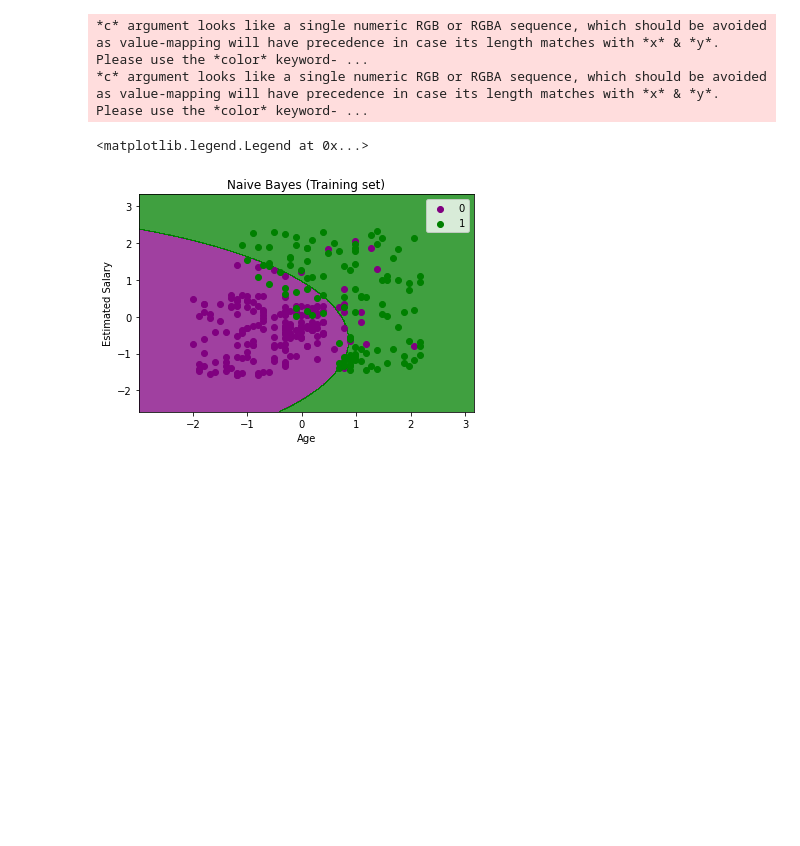
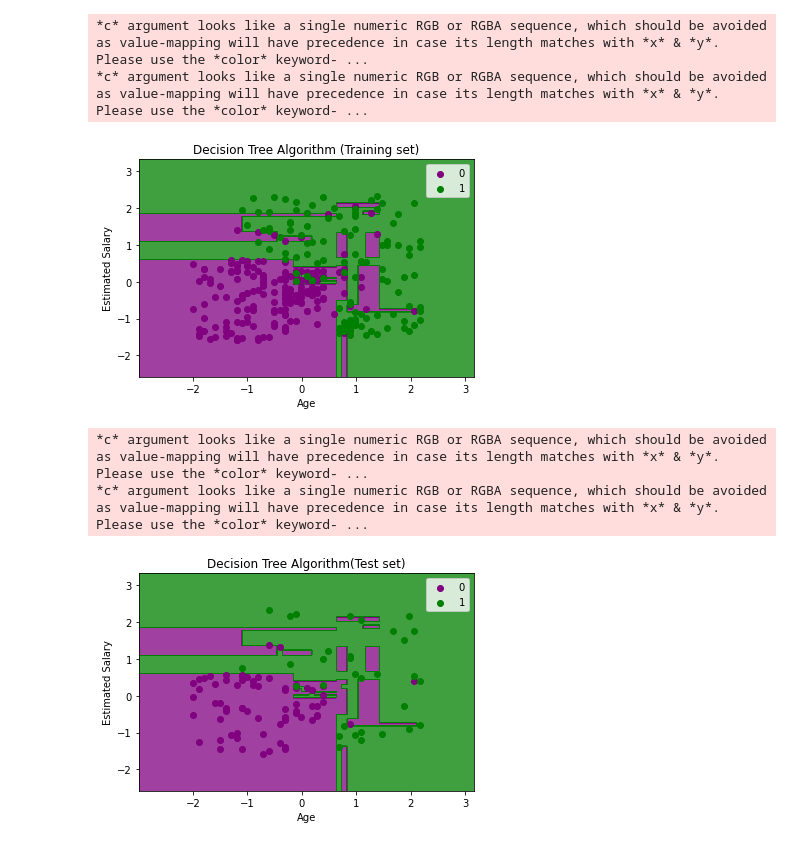
Before and after one commit to Msah30012001/MachineLearningAssignment, a Jupyter notebook: Experiment8.ipynb, the cells around one changed output. Drawn from its saved outputs; the diff is of its cells as text; code cells hidden in the pictures; blank space fills up the shorter version.

```diff
--- a/Experiment8.ipynb
+++ b/Experiment8.ipynb
@@ -1,49 +1,70 @@
 # %% [markdown]
 <a href="https://colab.research.google.com/github/Msah30012001/MachineLearningAssignment/blob/master/Experiment8.ipynb" target="_parent"><img src="https://colab.research.google.com/assets/colab-badge.svg" alt="Open In Colab"/></a>
 # %%
-#Importing the libraries
+# importing libraries
 import numpy as nm
 import matplotlib.pyplot as mtp
 import pandas as pd
-# Importing the dataset
-dataset = pd.read_csv('/content/drive/MyDrive/MachineLearningExperiment/user_data.csv')
-x = dataset.iloc[:, [2, 3]].values
-y = dataset.iloc[:, 4].values
-# Splitting the dataset into the Training set and Test set
+#importing datasets
+data_set= pd.read_csv('/content/drive/MyDrive/MachineLearningExperiment/user_data.csv')
+#Extracting Independent and dependent Variable
+x= data_set.iloc[:, [2,3]].values
+y= data_set.iloc[:, 4].values
+# Splitting the dataset into training and test set.
 from sklearn.model_selection import train_test_split
-x_train, x_test, y_train, y_test = train_test_split(x, y, test_size = 0.25, random_state = 0)
-# Feature Scaling
+x_train, x_test, y_train, y_test= train_test_split(x, y, test_size= 0.25, random_state=0)
+#feature Scaling
 from sklearn.preprocessing import StandardScaler
-sc = StandardScaler()
-x_train = sc.fit_transform(x_train)
-x_test = sc.transform(x_test)
-# Fitting Naive Bayes to the Training set
-from sklearn.naive_bayes import GaussianNB
-classifier = GaussianNB()
+st_x= StandardScaler()
+x_train= st_x.fit_transform(x_train)
+x_test= st_x.transform(x_test)
+#Fitting Decision Tree classifier to the training set.
+from sklearn.tree import DecisionTreeClassifier
+classifier= DecisionTreeClassifier(criterion='entropy', random_state=0)
 classifier.fit(x_train, y_train)
-# Predicting the Test set results
-y_pred = classifier.predict(x_test)
-# Making the Confusion Matrix
+#Predicting the test set result
+y_pred= classifier.predict(x_test)
+#Creating the Confusion matrix
 from sklearn.metrics import confusion_matrix
-cm = confusion_matrix(y_test, y_pred)
-# Visualising the Training set results
+cm= confusion_matrix(y_test, y_pred)
+#Visulaizing the trianing set result
 from matplotlib.colors import ListedColormap
 x_set, y_set = x_train, y_train
-X1, X2 = nm.meshgrid(nm.arange(start = x_set[:, 0].min() - 1, stop = x_set[:, 0].max() + 1, step = 0.01),
-                     nm.arange(start = x_set[:, 1].min() - 1, stop = x_set[:, 1].max() + 1, step = 0.01))
-mtp.contourf(X1, X2, classifier.predict(nm.array([X1.ravel(), X2.ravel()]).T).reshape(X1.shape),
-             alpha = 0.75, cmap = ListedColormap(('purple', 'green')))
-mtp.xlim(X1.min(), X1.max())
-mtp.ylim(X2.min(), X2.max())
+x1, x2 = nm.meshgrid(nm.arange(start = x_set[:, 0].min() - 1, stop = x_set[:, 0].max() + 1, step  =0.01),
+nm.arange(start = x_set[:, 1].min() - 1, stop = x_set[:, 1].max() + 1, step = 0.01))
+mtp.contourf(x1, x2, classifier.predict(nm.array([x1.ravel(), x2.ravel()]).T).reshape(x1.shape),
+alpha = 0.75, cmap = ListedColormap(('purple','green' )))
+mtp.xlim(x1.min(), x1.max())
+mtp.ylim(x2.min(), x2.max())
 for i, j in enumerate(nm.unique(y_set)):
     mtp.scatter(x_set[y_set == j, 0], x_set[y_set == j, 1],
-                c = ListedColormap(('purple', 'green'))(i), label = j)
-mtp.title('Naive Bayes (Training set)')
+        c = ListedColormap(('purple', 'green'))(i), label = j)
+mtp.title('Decision Tree Algorithm (Training set)')
 mtp.xlabel('Age')
 mtp.ylabel('Estimated Salary')
 mtp.legend()
+mtp.show()
+#Visulaizing the test set result
+from matplotlib.colors import ListedColormap
+x_set, y_set = x_test, y_test
+x1, x2 = nm.meshgrid(nm.arange(start = x_set[:, 0].min() - 1, stop = x_set[:, 0].max() + 1, step  =0.01),
+nm.arange(start = x_set[:, 1].min() - 1, stop = x_set[:, 1].max() + 1, step = 0.01))
+mtp.contourf(x1, x2, classifier.predict(nm.array([x1.ravel(), x2.ravel()]).T).reshape(x1.shape),
+alpha = 0.75, cmap = ListedColormap(('purple','green' )))
+mtp.xlim(x1.min(), x1.max())
+mtp.ylim(x2.min(), x2.max())
+for i, j in enumerate(nm.unique(y_set)):
+    mtp.scatter(x_set[y_set == j, 0], x_set[y_set == j, 1],
+        c = ListedColormap(('purple', 'green'))(i), label = j)
+mtp.title('Decision Tree Algorithm(Test set)')
+mtp.xlabel('Age')
+mtp.ylabel('Estimated Salary')
+mtp.legend()
+mtp.show()
 # %% [output]
 *c* argument looks like a single numeric RGB or RGBA sequence, which should be avoided as value-mapping will have precedence in case its length matches with *x* & *y*.  Please use the *color* keyword- ...
 *c* argument looks like a single numeric RGB or RGBA sequence, which should be avoided as value-mapping will have precedence in case its length matches with *x* & *y*.  Please use the *color* keyword- ...
+[figure, new version]
-<matplotlib.legend.Legend at 0x...>
+*c* argument looks like a single numeric RGB or RGBA sequence, which should be avoided as value-mapping will have precedence in case its length matches with *x* & *y*.  Please use the *color* keyword- ...
+*c* argument looks like a single numeric RGB or RGBA sequence, which should be avoided as value-mapping will have precedence in case its length matches with *x* & *y*.  Please use the *color* keyword- ...
-[figure, old version]
+[figure, added]
```
